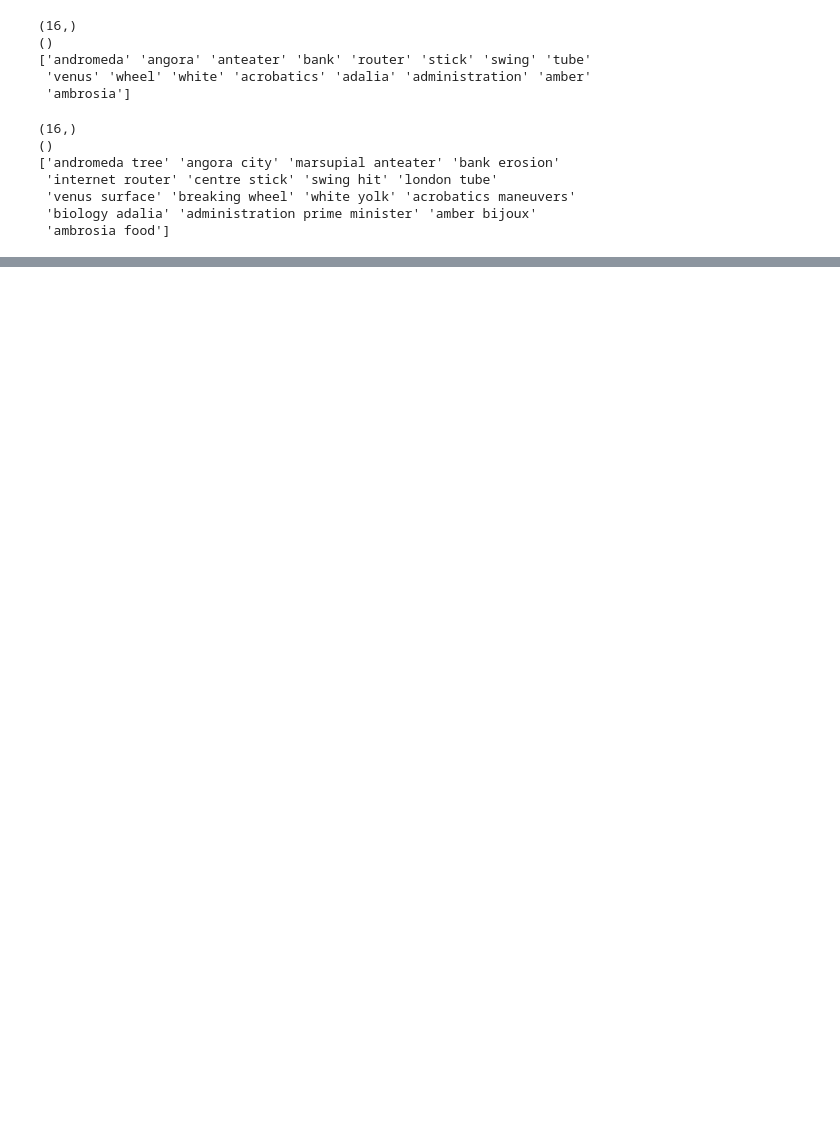
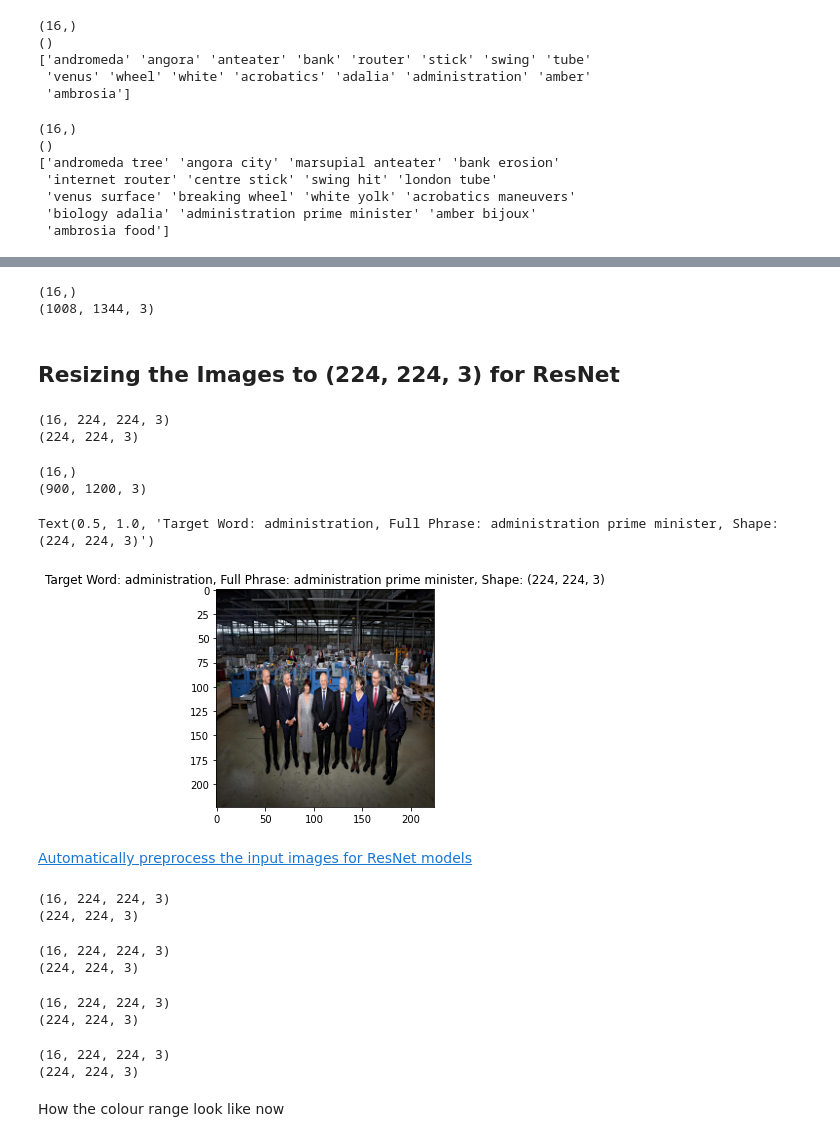
Before and after one commit to Srking501/semeval-2023-task1, a Jupyter notebook: task1_semeval2023.ipynb, the cells around one changed output, grey strips where cells are left out. Saved outputs shown, nothing was run; the diff lists cells and outputs as text; code cells hidden in the pictures; blank space fills up the shorter version.

```diff
--- a/task1_semeval2023.ipynb
+++ b/task1_semeval2023.ipynb
@@ -17,9 +11,9 @@ To enable them in other operations, rebuild TensorFlow with the appropriate comp
 # %%
 # to access google drive folder
-# from google.colab import drive
-# drive.mount('/content/drive') # When you run this you'll be prompted for a token - follow the link to generate this.
+from google.colab import drive
+drive.mount('/content/drive') # When you run this you'll be prompted for a token - follow the link to generate this.
 #        "/content/drive/MyDrive/...path/to/dir
-# path = "/content/drive/MyDrive/msc-data-science/2-image-dataset/"
+path = "/content/drive/MyDrive/semeval-2023/task-1/"
 
 # Comment this out if you are using Google Colab, otherwise just change to local directory where the data is located
-path = "/mnt/d/Abdullah LOL/BigData/semeval-2023-task-1-V-WSD-train-v1/"
+# path = "/mnt/d/Abdullah LOL/BigData/semeval-2023-task-1-V-WSD-train-v1/"
@@ -118,0 +115,32 @@ Text(0.5, 1.0, 'Target Word: acrobatics, Full Phrase: acrobatics maneuvers, Shap
+# %%
+glnp_copy = np.array(glnp, copy=True)
+# %%
+print(glnp_copy.shape)
+print(random.choice(glnp_copy).shape)
+# %% [output]
+(16,)
+(1008, 1344, 3)
+# %% [markdown]
+## Resizing the Images to (224, 224, 3) for ResNet
+# %%
+glnp_resized = np.array([cv2.resize(image, dsize = (224, 224), interpolation = cv2.INTER_AREA) for image in glnp_copy])
+# %%
+print(glnp_resized.shape)
+print(random.choice(glnp_resized).shape)
+# %% [output]
+(16, 224, 224, 3)
+(224, 224, 3)
+# %%
+print(glnp.shape)
+print(random.choice(glnp).shape)
+# %% [output]
+(16,)
+(900, 1200, 3)
+# %%
+plt.imshow(glnp_resized[choice])
+plt.title(f"Target Word: {tw_labels[choice]}, Full Phrase: {fp_labels[choice]}, Shape: {glnp_resized[choice].shape}")
+# %% [output]
+Text(0.5, 1.0, 'Target Word: administration, Full Phrase: administration prime minister, Shape: (224, 224, 3)')
+[figure, added]
+# %% [markdown]
+[Automatically preprocess the input images for ResNet models](https://www.tensorflow.org/api_docs/python/tf/keras/applications/resnet50/preprocess_input)
@@ -118,0 +149,12 @@ Text(0.5, 1.0, 'Target Word: acrobatics, Full Phrase: acrobatics maneuvers, Shap
+# %%
+print(glnp_resized_copy.shape)
+print(random.choice(glnp_resized_copy).shape)
+# %% [output]
+(16, 224, 224, 3)
+(224, 224, 3)
+# %%
+print(glnp_resized.shape)
+print(random.choice(glnp_resized).shape)
+# %% [output]
+(16, 224, 224, 3)
+(224, 224, 3)
@@ -118,0 +164,14 @@ Text(0.5, 1.0, 'Target Word: acrobatics, Full Phrase: acrobatics maneuvers, Shap
+# %%
+print(glnp_resized_pre.shape)
+print(random.choice(glnp_resized_pre).shape)
+# %% [output]
+(16, 224, 224, 3)
+(224, 224, 3)
+# %%
+print(glnp_resized_copy.shape)
+print(random.choice(glnp_resized_copy).shape)
+# %% [output]
+(16, 224, 224, 3)
+(224, 224, 3)
+# %% [markdown]
+How the colour range look like now
```
Also changed, not shown: parts of 21 cells of this notebook.
